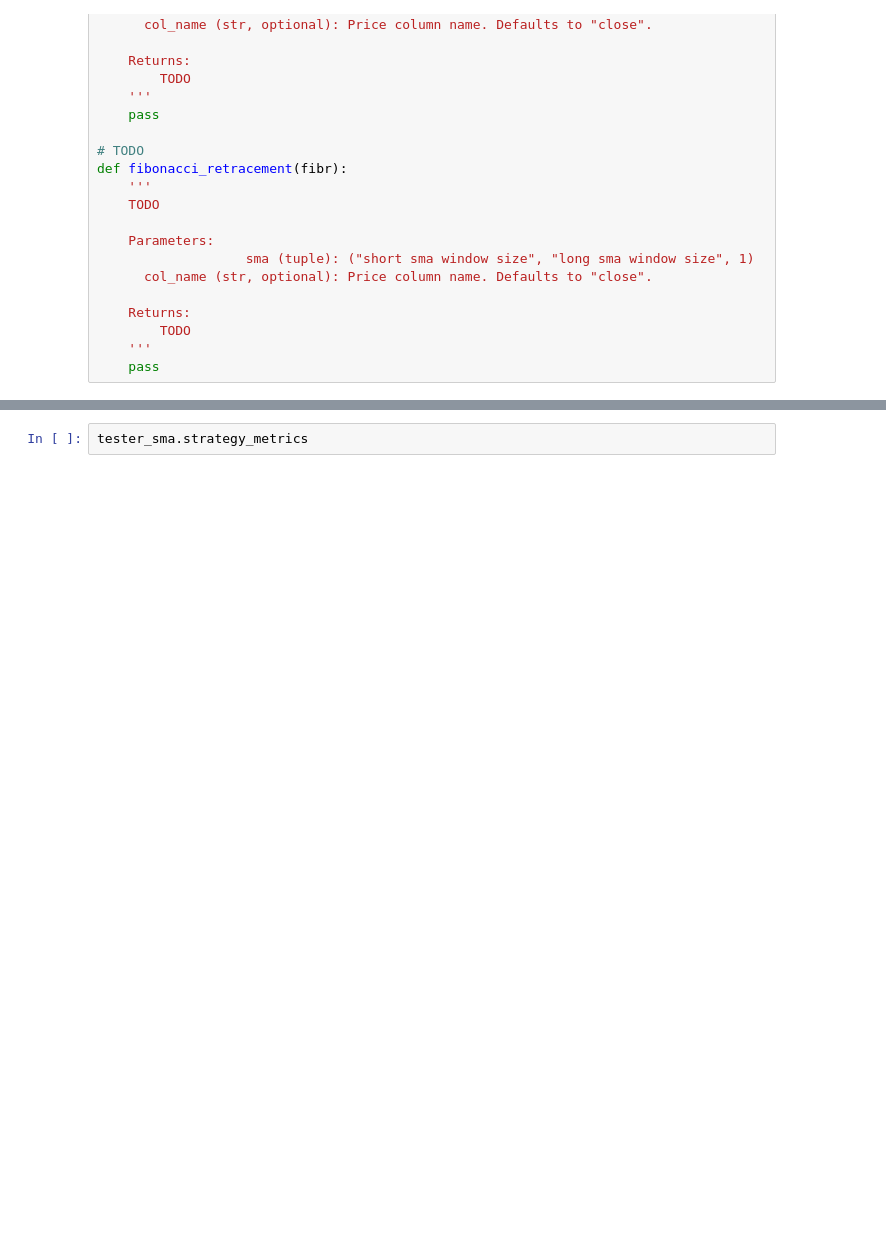
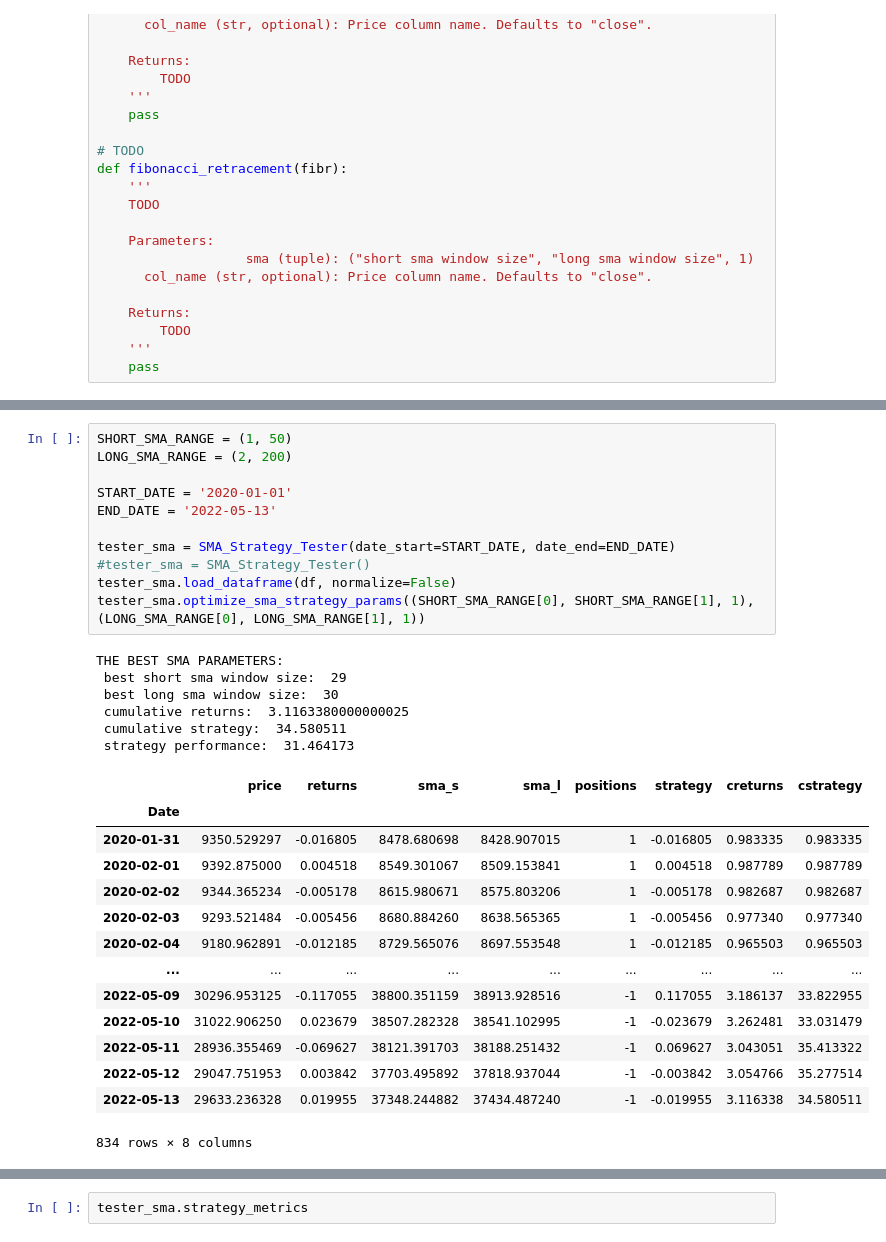
Before and after one commit to jacmal/CRYPTO-Returns-Strategy-Analysis, a Jupyter notebook: CRYPTO_Price_Retruns_Trend_Strategy_Analysis.ipynb, the cells around one changed output, grey strips where cells are left out. Cells and saved outputs as stored; diff of their text form; blank space fills up the shorter version.

```diff
--- a/CRYPTO_Price_Retruns_Trend_Strategy_Analysis.ipynb
+++ b/CRYPTO_Price_Retruns_Trend_Strategy_Analysis.ipynb
@@ -552,0 +635,32 @@ strategy performance 2869.1162
+# %%
+SHORT_SMA_RANGE = (1, 50)
+LONG_SMA_RANGE = (2, 200)
+
+START_DATE = '2020-01-01'
+END_DATE = '2022-05-13'
+
+tester_sma = SMA_Strategy_Tester(date_start=START_DATE, date_end=END_DATE)
+#tester_sma = SMA_Strategy_Tester()
+tester_sma.load_dataframe(df, normalize=False)
+tester_sma.optimize_sma_strategy_params((SHORT_SMA_RANGE[0], SHORT_SMA_RANGE[1], 1), (LONG_SMA_RANGE[0], LONG_SMA_RANGE[1], 1))
+# %% [output]
+THE BEST SMA PARAMETERS:
+ best short sma window size:  29
+ best long sma window size:  30
+ cumulative returns:  3.1163380000000025
+ cumulative strategy:  34.580511
+ strategy performance:  31.464173
+|  | price | returns | sma_s | sma_l | positions | strategy | creturns | cstrategy |
+| Date |  |  |  |  |  |  |  |  |
+| 2020-01-31 | 9350.529297 | -0.016805 | 8478.680698 | 8428.907015 | 1 | -0.016805 | 0.983335 | 0.983335 |
+| 2020-02-01 | 9392.875000 | 0.004518 | 8549.301067 | 8509.153841 | 1 | 0.004518 | 0.987789 | 0.987789 |
+| 2020-02-02 | 9344.365234 | -0.005178 | 8615.980671 | 8575.803206 | 1 | -0.005178 | 0.982687 | 0.982687 |
+| 2020-02-03 | 9293.521484 | -0.005456 | 8680.884260 | 8638.565365 | 1 | -0.005456 | 0.977340 | 0.977340 |
+| 2020-02-04 | 9180.962891 | -0.012185 | 8729.565076 | 8697.553548 | 1 | -0.012185 | 0.965503 | 0.965503 |
+| ... | ... | ... | ... | ... | ... | ... | ... | ... |
+| 2022-05-09 | 30296.953125 | -0.117055 | 38800.351159 | 38913.928516 | -1 | 0.117055 | 3.186137 | 33.822955 |
+| 2022-05-10 | 31022.906250 | 0.023679 | 38507.282328 | 38541.102995 | -1 | -0.023679 | 3.262481 | 33.031479 |
+| 2022-05-11 | 28936.355469 | -0.069627 | 38121.391703 | 38188.251432 | -1 | 0.069627 | 3.043051 | 35.413322 |
+| 2022-05-12 | 29047.751953 | 0.003842 | 37703.495892 | 37818.937044 | -1 | -0.003842 | 3.054766 | 35.277514 |
+| 2022-05-13 | 29633.236328 | 0.019955 | 37348.244882 | 37434.487240 | -1 | -0.019955 | 3.116338 | 34.580511 |
+834 rows × 8 columns
```
Also changed, not shown: parts of 19 cells of this notebook.
